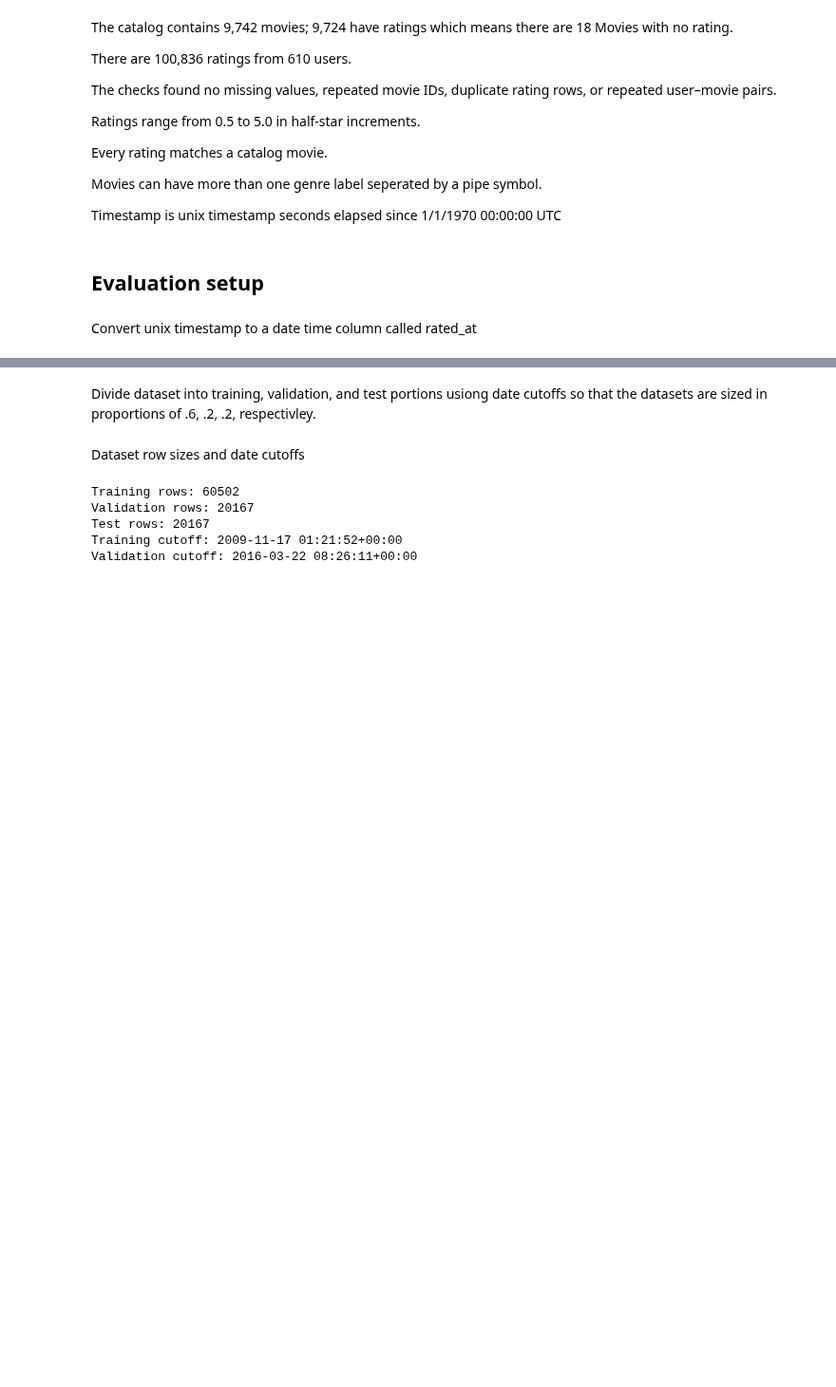
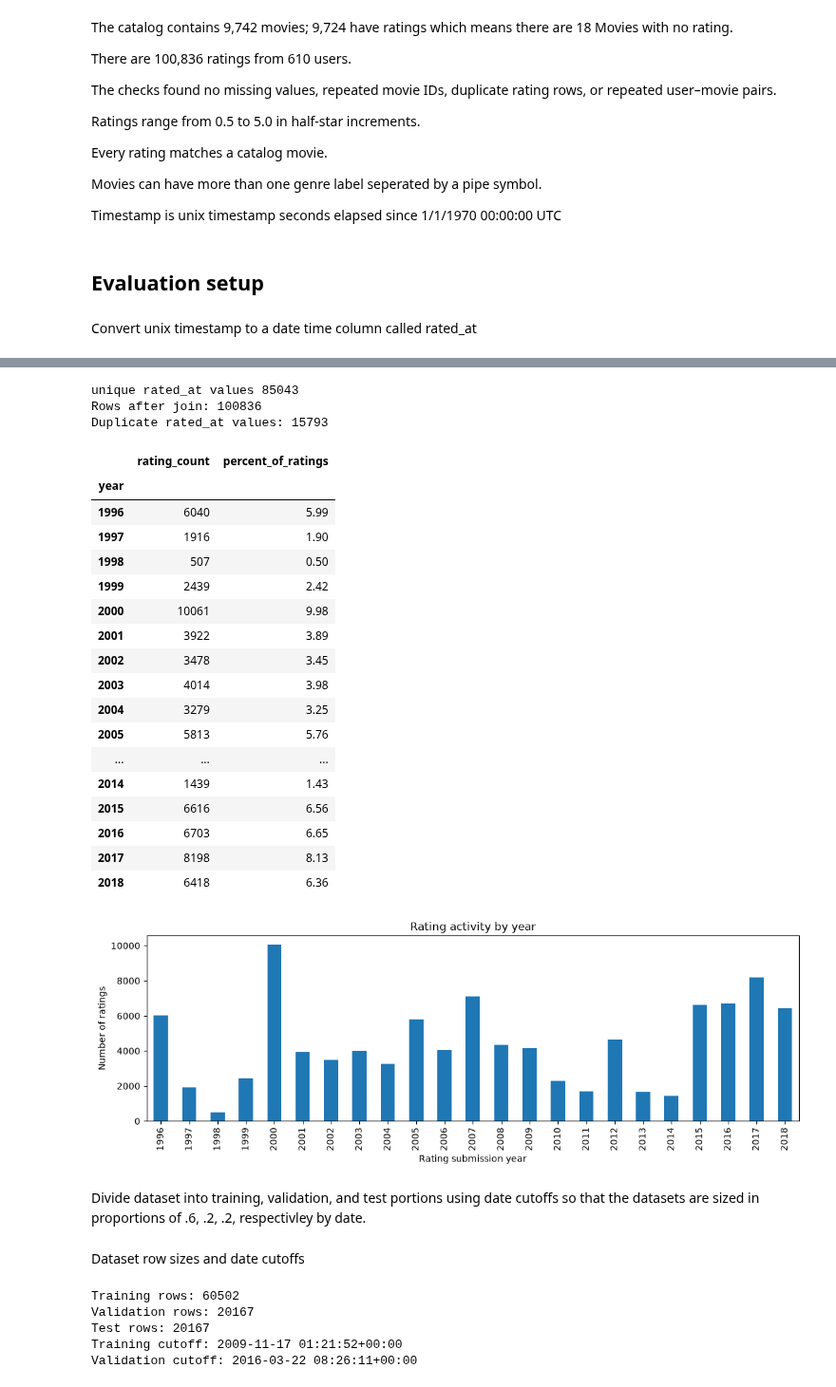
Before and after one commit to clarkbrendenj/movie-recommendation-system, a Jupyter notebook: notebooks/01_data_exploration.ipynb, the cells around one changed output, grey strips where cells are left out. Shown at 95% size. Cells and saved outputs as stored; diff of their text form; code cells hidden in the pictures; blank space fills up the shorter version.

```diff
--- a/notebooks/01_data_exploration.ipynb
+++ b/notebooks/01_data_exploration.ipynb
@@ -213,5 +229,66 @@ ratings_with_movies["rated_at"] = pd.to_datetime(
+# %%
+print("unique rated_at values", ratings_with_movies["rated_at"].nunique())
+print("Rows after join:", len(ratings_with_movies))
+print(
+    "Duplicate rated_at values:",
+    ratings_with_movies["rated_at"].duplicated().sum()
+)
+# %% [output]
+unique rated_at values 85043
+Rows after join: 100836
+Duplicate rated_at values: 15793
+# %%
+import matplotlib.pyplot as plt
+
+ratings_by_year = (
+    ratings_with_movies.resample("YS", on="rated_at")
+    .agg(rating_count=("rating", "size"))
+)
+
+ratings_by_year.index = ratings_by_year.index.year
+ratings_by_year.index.name = "year"
+
+ratings_by_year["percent_of_ratings"] = (
+    ratings_by_year["rating_count"]
+    / len(ratings_with_movies)
+    * 100
+)
+
+display(ratings_by_year.round(2))
+
+ax = ratings_by_year["rating_count"].plot(
+    kind="bar",
+    figsize=(11, 4)
+)
+
+ax.set_title("Rating activity by year")
+ax.set_xlabel("Rating submission year")
+ax.set_ylabel("Number of ratings")
+
+plt.tight_layout()
+plt.show()
+# %% [output]
+|  | rating_count | percent_of_ratings |
+| year |  |  |
+| 1996 | 6040 | 5.99 |
+| 1997 | 1916 | 1.90 |
+| 1998 | 507 | 0.50 |
+| 1999 | 2439 | 2.42 |
+| 2000 | 10061 | 9.98 |
+| 2001 | 3922 | 3.89 |
+| 2002 | 3478 | 3.45 |
+| 2003 | 4014 | 3.98 |
+| 2004 | 3279 | 3.25 |
+| 2005 | 5813 | 5.76 |
+| ... | ... | ... |
+| 2014 | 1439 | 1.43 |
+| 2015 | 6616 | 6.56 |
+| 2016 | 6703 | 6.65 |
+| 2017 | 8198 | 8.13 |
+| 2018 | 6418 | 6.36 |
+[figure, added]
 # %% [markdown]
-Divide dataset into training, validation, and test portions usiong date cutoffs so that the datasets are sized in proportions of .6, .2, .2, respectivley.
+Divide dataset into training, validation, and test portions using date cutoffs so that the datasets are sized in proportions of .6, .2, .2, respectivley by date.
 # %%
 dates = ratings_with_movies["rated_at"]
 
```
Also changed, not shown: parts of 16 cells of this notebook.
